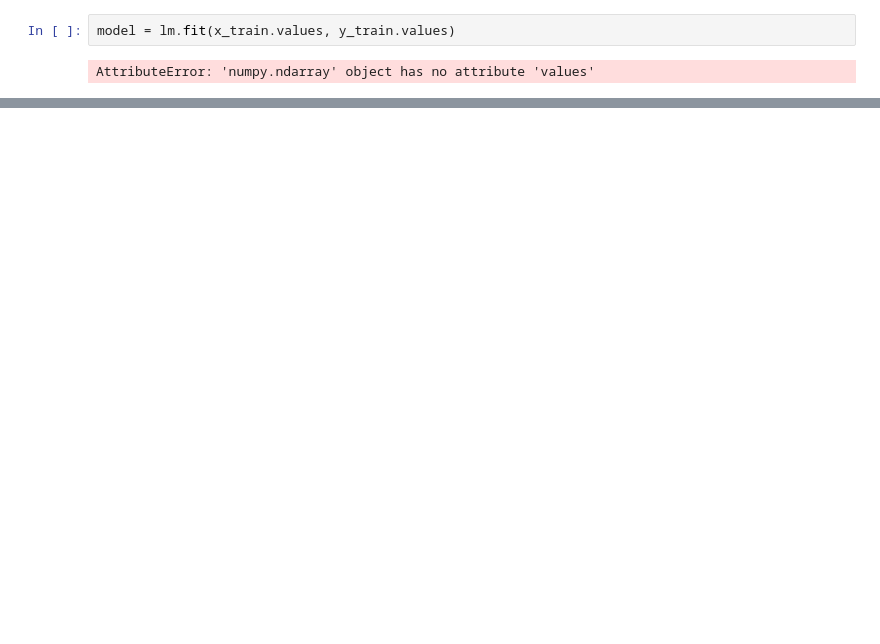
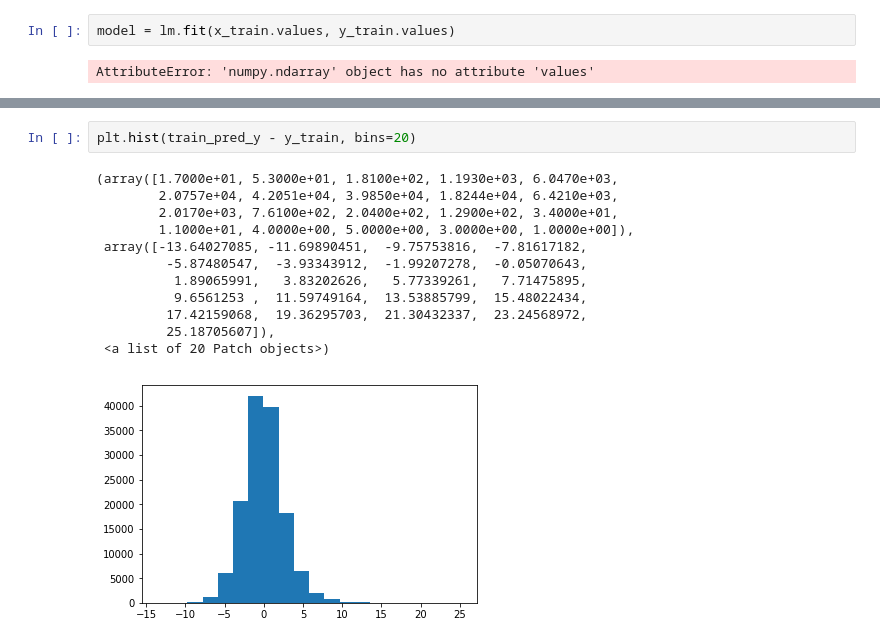
Before and after one commit to sundarkota/project_2, a Jupyter notebook: project2.ipynb, the cells around one changed output, grey strips where cells are left out. Saved outputs shown, nothing was run; the diff lists cells and outputs as text; blank space fills up the shorter version.

```diff
--- a/project2.ipynb
+++ b/project2.ipynb
@@ -287,0 +332,15 @@ AttributeError: 'numpy.ndarray' object has no attribute 'values'
+# %%
+plt.hist(train_pred_y - y_train, bins=20)
+# %% [output]
+(array([1.7000e+01, 5.3000e+01, 1.8100e+02, 1.1930e+03, 6.0470e+03,
+        2.0757e+04, 4.2051e+04, 3.9850e+04, 1.8244e+04, 6.4210e+03,
+        2.0170e+03, 7.6100e+02, 2.0400e+02, 1.2900e+02, 3.4000e+01,
+        1.1000e+01, 4.0000e+00, 5.0000e+00, 3.0000e+00, 1.0000e+00]),
+ array([-13.64027085, -11.69890451,  -9.75753816,  -7.81617182,
+         -5.87480547,  -3.93343912,  -1.99207278,  -0.05070643,
+          1.89065991,   3.83202626,   5.77339261,   7.71475895,
+          9.6561253 ,  11.59749164,  13.53885799,  15.48022434,
+         17.42159068,  19.36295703,  21.30432337,  23.24568972,
+         25.18705607]),
+ <a list of 20 Patch objects>)
+[figure, added]
```
Also changed, not shown: parts of 31 cells of this notebook.
